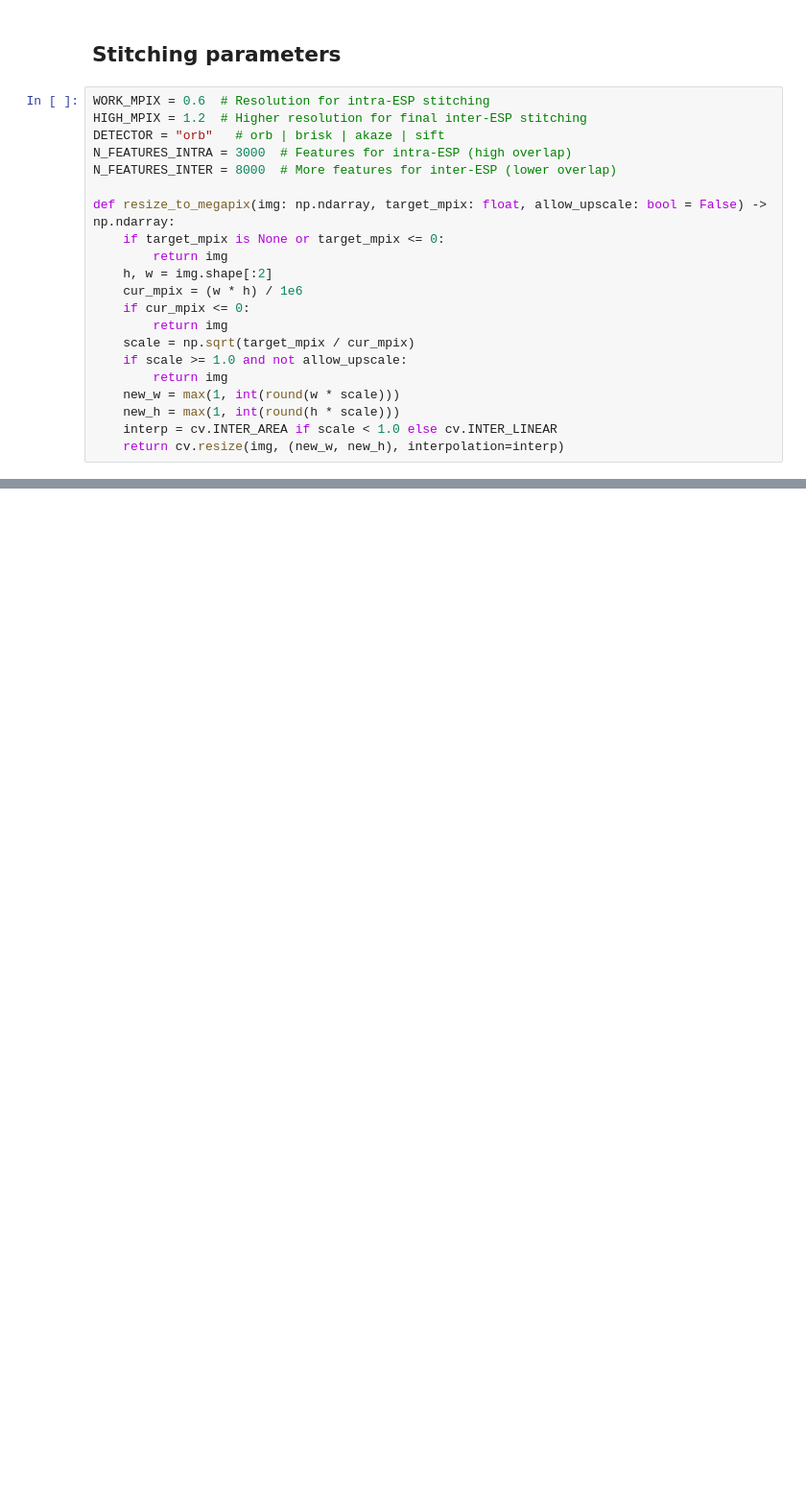
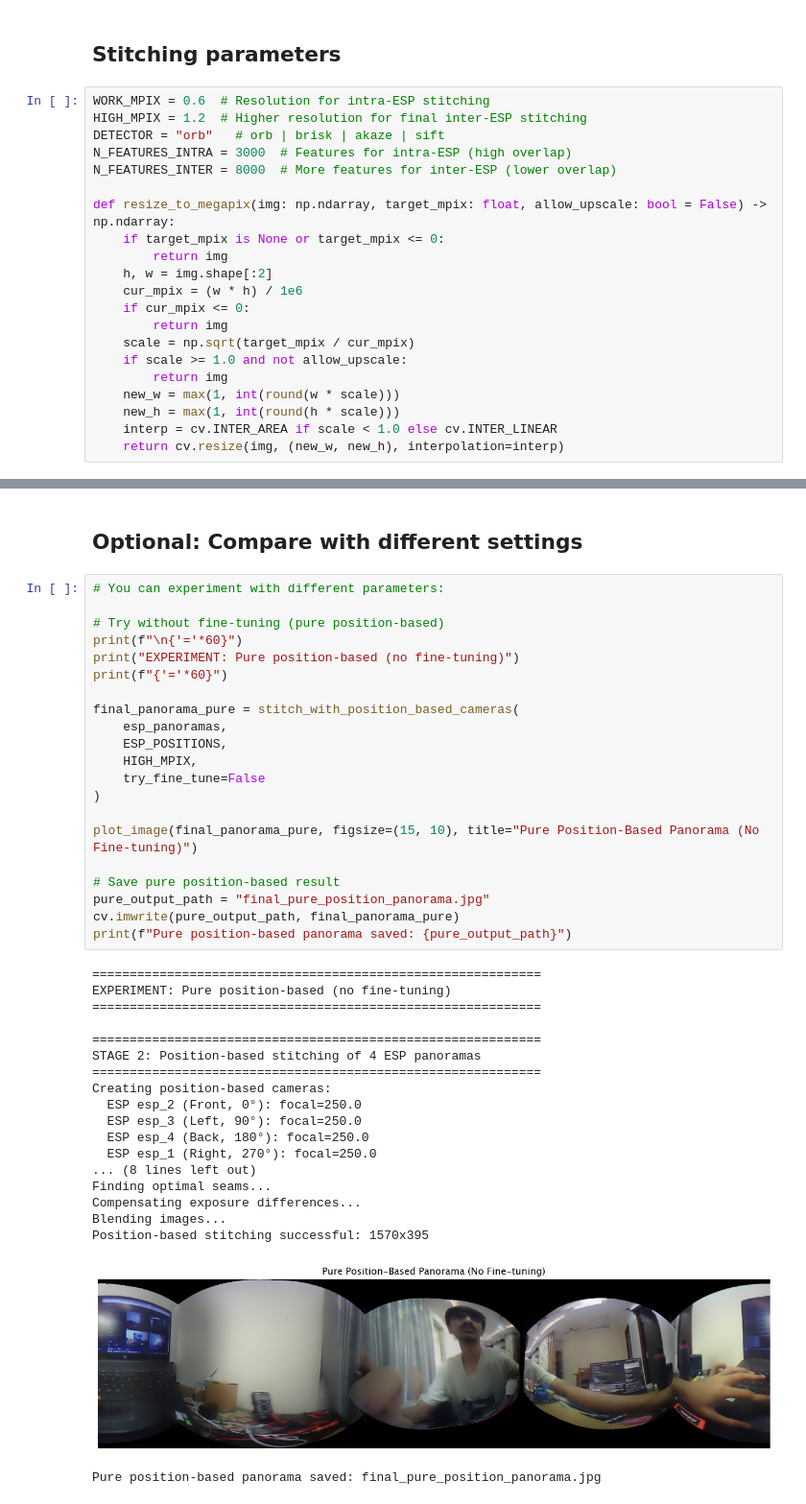
Before and after one commit to PriyavKaneria/docucap, a Jupyter notebook: One_at_a_time.ipynb, the cells around one changed output, grey strips where cells are left out. Shown at 96% size. Saved outputs shown, nothing was run; the diff lists cells and outputs as text; blank space fills up the shorter version.

```diff
--- a/One_at_a_time.ipynb
+++ b/One_at_a_time.ipynb
@@ -657,0 +816,43 @@ NameError: name 'final_panorama' is not defined
+# %% [markdown]
+## Optional: Compare with different settings
+# %%
+# You can experiment with different parameters:
+
+# Try without fine-tuning (pure position-based)
+print(f"\n{'='*60}")
+print("EXPERIMENT: Pure position-based (no fine-tuning)")
+print(f"{'='*60}")
+
+final_panorama_pure = stitch_with_position_based_cameras(
+    esp_panoramas,
+    ESP_POSITIONS,
+    HIGH_MPIX,
+    try_fine_tune=False
+)
+
+plot_image(final_panorama_pure, figsize=(15, 10), title="Pure Position-Based Panorama (No Fine-tuning)")
+
+# Save pure position-based result
+pure_output_path = "final_pure_position_panorama.jpg"
+cv.imwrite(pure_output_path, final_panorama_pure)
+print(f"Pure position-based panorama saved: {pure_output_path}")
+# %% [output]
+============================================================
+EXPERIMENT: Pure position-based (no fine-tuning)
+============================================================
+
+============================================================
+STAGE 2: Position-based stitching of 4 ESP panoramas
+============================================================
+Creating position-based cameras:
+  ESP esp_2 (Front, 0°): focal=250.0
+  ESP esp_3 (Left, 90°): focal=250.0
+  ESP esp_4 (Back, 180°): focal=250.0
+  ESP esp_1 (Right, 270°): focal=250.0
+... (8 lines left out)
+Finding optimal seams...
+Compensating exposure differences...
+Blending images...
+Position-based stitching successful: 1570x395
+[figure, added]
+Pure position-based panorama saved: final_pure_position_panorama.jpg
```
Also changed, not shown: parts of 12 cells of this notebook, 9 other files.
